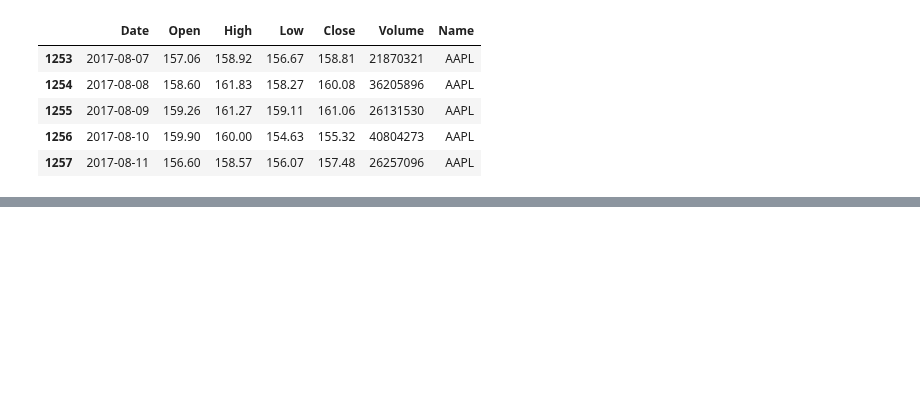
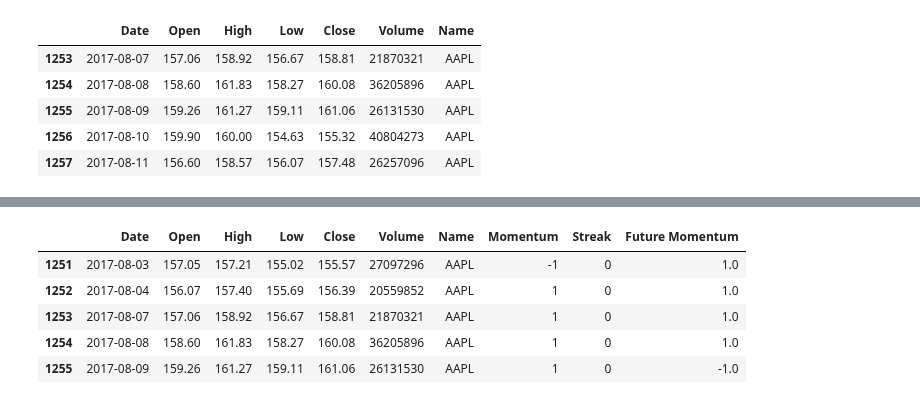
Before and after one commit to makennedy626/Thinkful_Unit_3, a Jupyter notebook: Test of Unit 3 Capstone With AAPL Stocks.ipynb, the cells around one changed output, grey strips where cells are left out. Drawn from its saved outputs; the diff is of its cells as text; code cells hidden in the pictures; blank space fills up the shorter version.

```diff
--- a/Test of Unit 3 Capstone With AAPL Stocks.ipynb
+++ b/Test of Unit 3 Capstone With AAPL Stocks.ipynb
@@ -39,14 +39,12 @@ i=1
 # Calculate the momentums and store them in the new column, 'Momentum'
 for row in AAPL['Close']:
     if i < len(AAPL):
-        if AAPL.Close[i] > AAPL.Close[i-1]:
+        if AAPL.Close[i] >= AAPL.Close[i-1]:
             momentum.append(+1)
             i = i+1
         elif AAPL.Close[i] < AAPL.Close[i-1]:
             momentum.append(-1)
             i = i+1
-
-print(len(momentum))
 AAPL['Momentum'] = momentum
 AAPL.head()
 # %% [output]
@@ -55,3 +66,6 @@ ValueError: Length of values does not match length of index
+# %%
+# Drop the last row to get rid of the NaN values
+AAPL = AAPL.iloc[:len(AAPL)-1,:]
 # %%
 streak = [0] * len(AAPL)
 i=1
@@ -78,8 +99,16 @@ AAPL.head()
 # %%
 # Create a 'Future Momentum' feature that the model will attempt to predict.
 AAPL['Future Momentum'] = AAPL.Momentum.shift(-1)
 AAPL.head()# Drop the last row to get rid of the NaN values
-AAPL = AAPL.iloc[:len(data)-1,:]
+AAPL = AAPL.iloc[:len(AAPL)-1,:]
+AAPL.tail()
+# %% [output]
+|  | Date | Open | High | Low | Close | Volume | Name | Momentum | Streak | Future Momentum |
+| 1251 | 2017-08-03 | 157.05 | 157.21 | 155.02 | 155.57 | 27097296 | AAPL | -1 | 0 | 1.0 |
+| 1252 | 2017-08-04 | 156.07 | 157.40 | 155.69 | 156.39 | 20559852 | AAPL | 1 | 0 | 1.0 |
+| 1253 | 2017-08-07 | 157.06 | 158.92 | 156.67 | 158.81 | 21870321 | AAPL | 1 | 0 | 1.0 |
+| 1254 | 2017-08-08 | 158.60 | 161.83 | 158.27 | 160.08 | 36205896 | AAPL | 1 | 0 | 1.0 |
+| 1255 | 2017-08-09 | 159.26 | 161.27 | 159.11 | 161.06 | 26131530 | AAPL | 1 | 0 | -1.0 |
 # %%
 # Set the variables.
 # Use the closing value for Y
```
Also changed, not shown: parts of 14 cells of this notebook, 3 other files.
